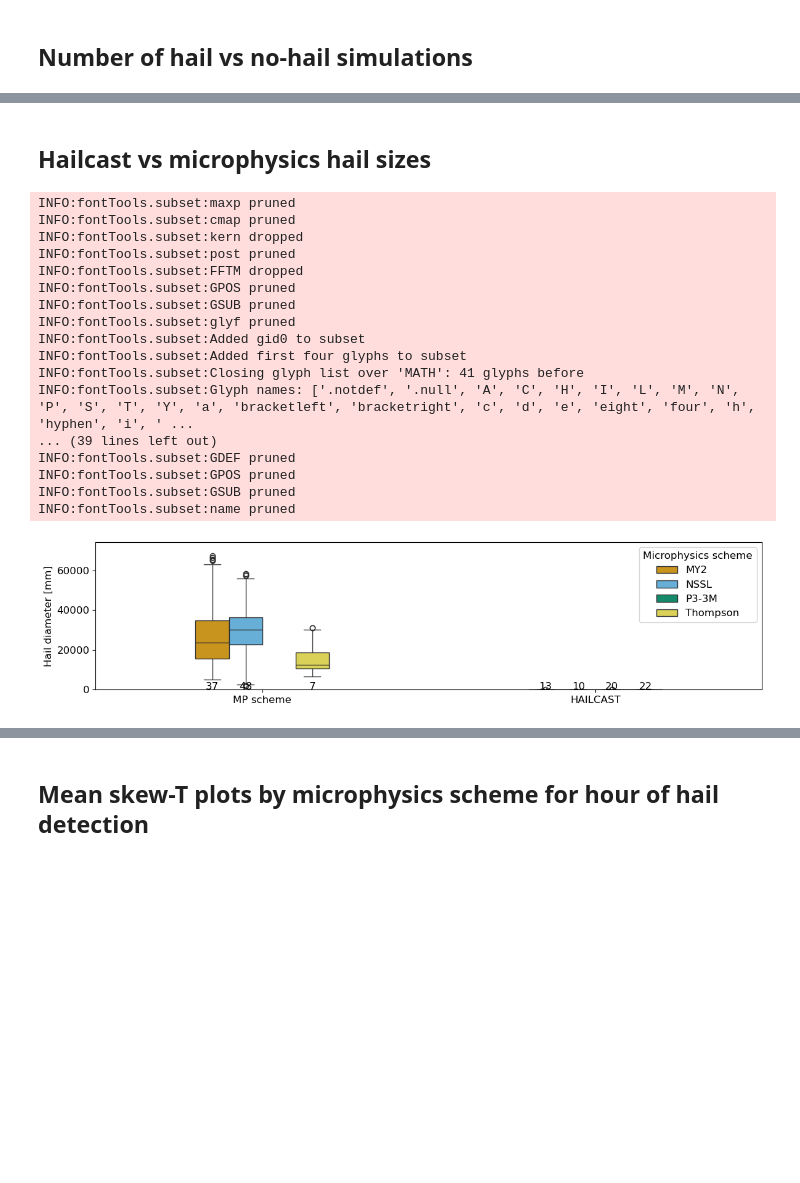
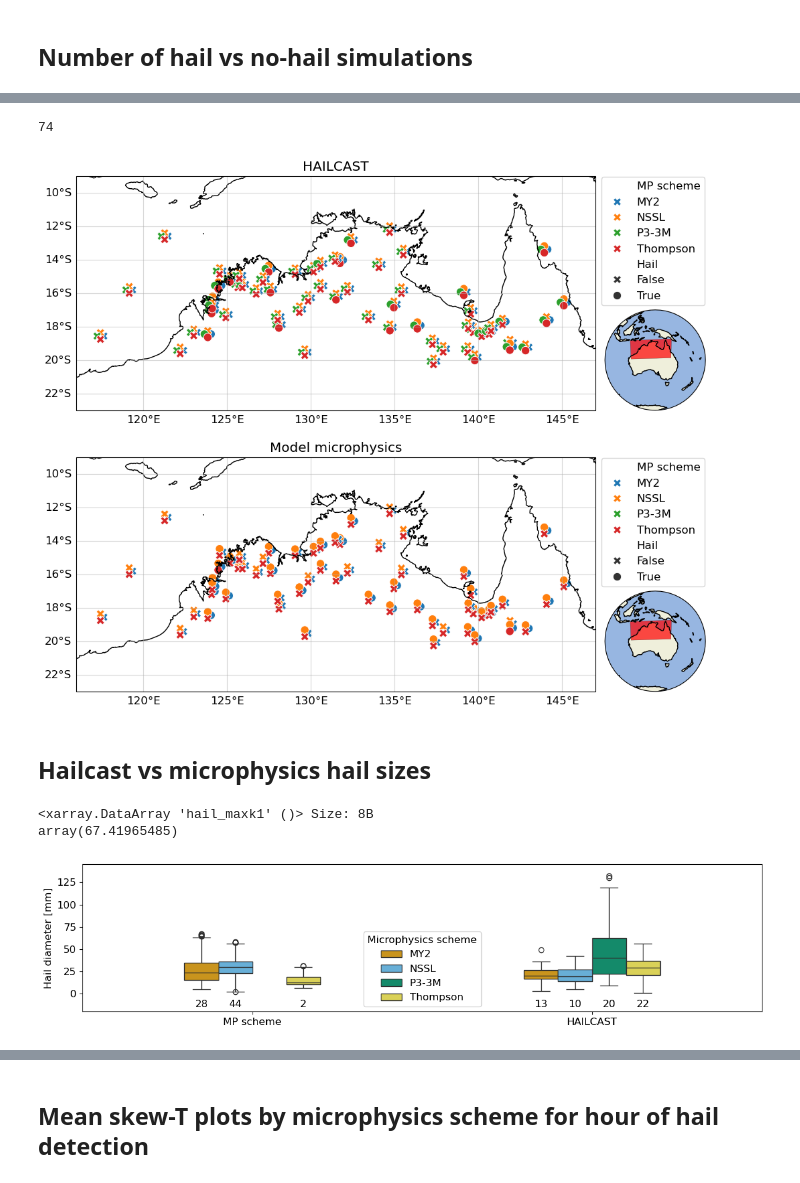
Before and after one commit to traupach/aus_tropics_hail, a Jupyter notebook: analysis/aus_tropics_hail.ipynb, the cells around one changed output, grey strips where cells are left out. Saved outputs shown, nothing was run; the diff lists cells and outputs as text; code cells hidden in the pictures; blank space fills up the shorter version.

Commit message:
New split between hailcast/microphysics

```diff
--- a/analysis/aus_tropics_hail.ipynb
+++ b/analysis/aus_tropics_hail.ipynb
@@ -273,7 +272,6 @@ reload(nh)
 # %%
-spatial_means, spatial_maxes, spatial_mins = nh.read_data(
+spatial_means, spatial_maxes, spatial_mins, spatial_counts = nh.read_data(
     hail_detections=hail_detections,
     sims_dir=sims_dir,
     hail_threshold=hail_threshold,
 )
-results['hail_threshold'] = hail_threshold
@@ -314,14 +278,4 @@ nh.plot_extrema(mins=spatial_mins, maxes=spatial_maxes, file='paper/figures/mins
 # %% [markdown]
 ## Number of hail vs no-hail simulations
 # %%
-num_simulations = len(spatial_means.event) * len(spatial_means.mp_scheme)
-hail_events = np.sum(spatial_means.event_includes_hail).values
-nohail_events = np.sum(np.logical_not(spatial_means.event_includes_hail)).values
-assert hail_events + nohail_events == num_simulations, 'Error in hail event count'
-
-results['number_mp_schemes'] = len(spatial_means.mp_scheme)
-results['hail_cases'] = int(hail_events)
-results['nohail_cases'] = int(nohail_events)
-
-print(f'{hail_events}/{num_simulations}\t({np.round(hail_events/num_simulations*100, 1)}%) of the simulations contained surface hail.')
-print(f'{nohail_events}/{num_simulations}\t({np.round(nohail_events/num_simulations*100, 1)}%) of the simulations contained no surface hail.')
+con = nh.confusion_matrix(dat=spatial_means, file='paper/figures/conf_matrix.pdf')
@@ -328,27 +285,25 @@ print(f'{nohail_events}/{num_simulations}\t({np.round(nohail_events/num_simulati
+# %%
+results['event_contained_hail_hailcast'] = con.query("scheme == 'All' and hailcast == True")['n'].sum()
+results['event_contained_hail_micro'] = con.query("scheme == 'All' and micro == True")['n'].sum()
+results['event_contained_hail_micro']
+# %% [output]
+74
 # %%
-nh.plot_hail_simulations(dat=spatial_means, ylim=(-23,-9), xlim=(116, 147), figsize=(10,5), file='paper/figures/sims_map.pdf')
+nh.plot_hail_simulations(dat=spatial_means, ylim=(-23, -9), xlim=(116, 147), figsize=(10, 10), file='paper/figures/sims_map.pdf')
+# %% [output]
+[figure, added]
 # %% [markdown]
 ## Hailcast vs microphysics hail sizes
+# %%
+spatial_maxes.hail_maxk1.max()
+# %% [output]
+<xarray.DataArray 'hail_maxk1' ()> Size: 8B
+array(67.41965485)
 # %%
 (results['hailcast_damaging_cases'], results['mp_damaging_cases']) = nh.plot_surface_hailsizes(
-    spatial_maxes=spatial_maxes, file='paper/figures/hailsizes.pdf', figsize=(12,3),
+    spatial_maxes=spatial_maxes,
+    file='paper/figures/hailsizes.pdf',
+    figsize=(12, 3),
 )
 # %% [output]
-INFO:fontTools.subset:maxp pruned
-INFO:fontTools.subset:cmap pruned
-INFO:fontTools.subset:kern dropped
-INFO:fontTools.subset:post pruned
-INFO:fontTools.subset:FFTM dropped
-INFO:fontTools.subset:GPOS pruned
-INFO:fontTools.subset:GSUB pruned
-INFO:fontTools.subset:glyf pruned
-INFO:fontTools.subset:Added gid0 to subset
-INFO:fontTools.subset:Added first four glyphs to subset
-INFO:fontTools.subset:Closing glyph list over 'MATH': 41 glyphs before
-INFO:fontTools.subset:Glyph names: ['.notdef', '.null', 'A', 'C', 'H', 'I', 'L', 'M', 'N', 'P', 'S', 'T', 'Y', 'a', 'bracketleft', 'bracketright', 'c', 'd', 'e', 'eight', 'four', 'h', 'hyphen', 'i', ' ...
-... (39 lines left out)
-INFO:fontTools.subset:GDEF pruned
-INFO:fontTools.subset:GPOS pruned
-INFO:fontTools.subset:GSUB pruned
-INFO:fontTools.subset:name pruned
-[figure, old version]
+[figure, new version]
```
Also changed, not shown: parts of 15 cells of this notebook, 13 other files.
